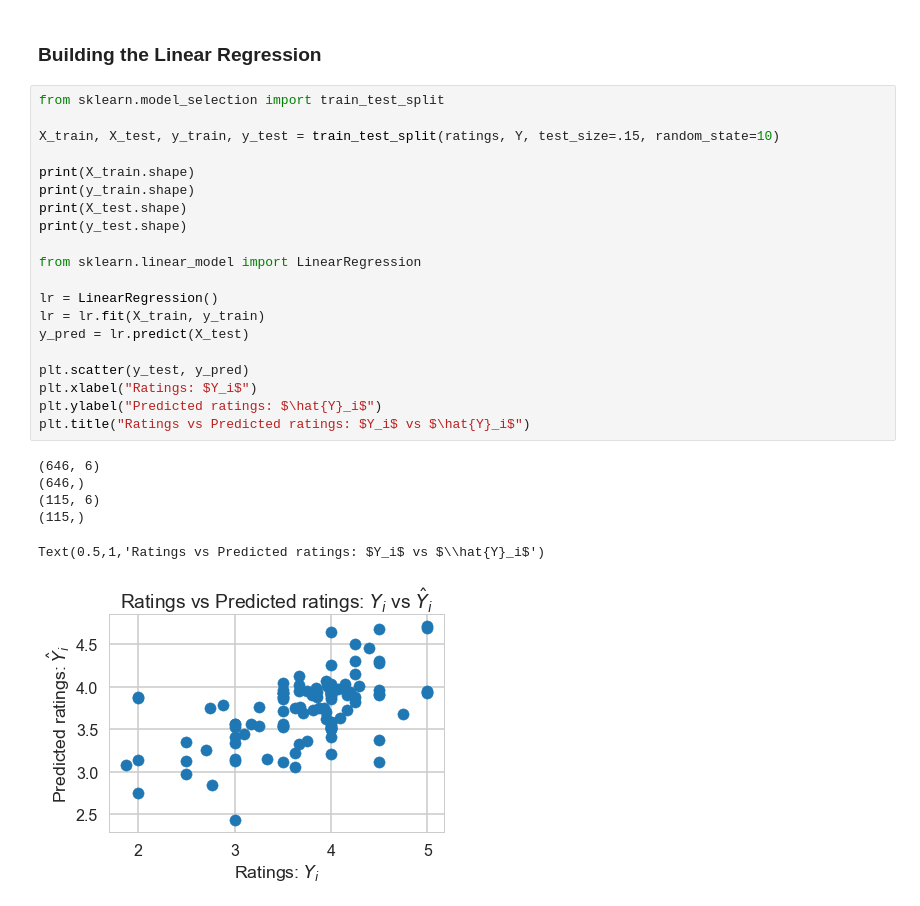
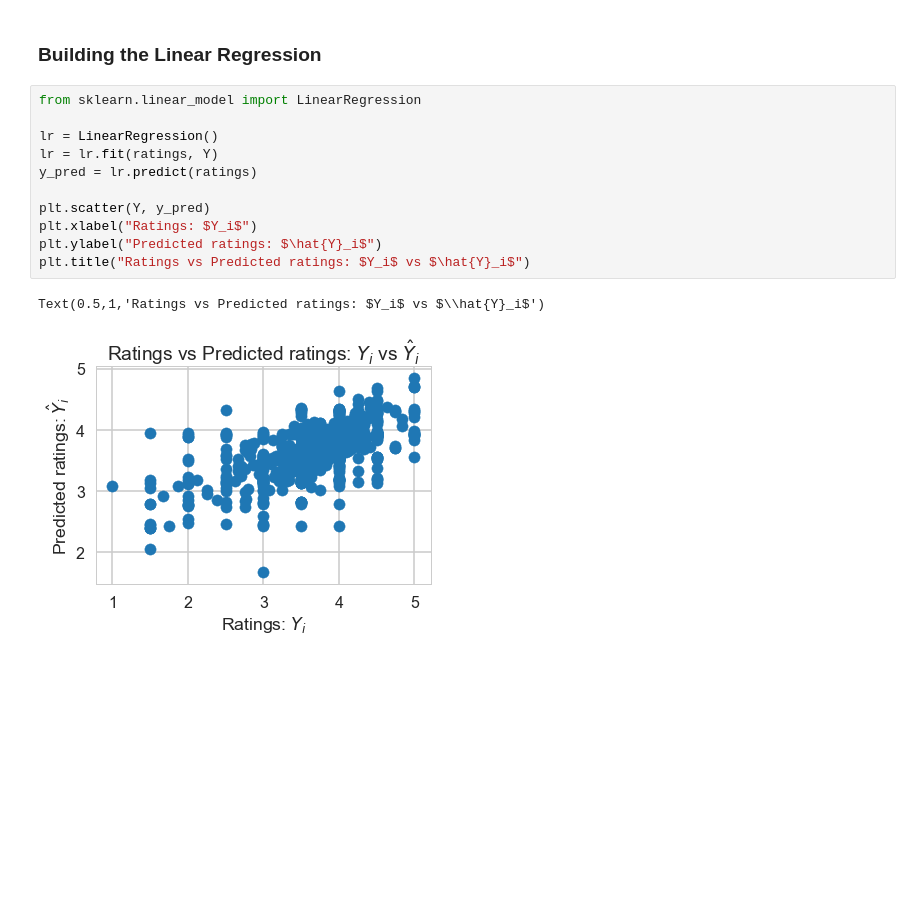
Before and after one commit to katiegrosch/beer-data-analysis, a Jupyter notebook: BeerRatingsAnalysis.ipynb, the cells around one changed output. Saved outputs shown, nothing was run; the diff lists cells and outputs as text; blank space fills up the shorter version.

```diff
--- a/BeerRatingsAnalysis.ipynb
+++ b/BeerRatingsAnalysis.ipynb
@@ -185,29 +188,16 @@ Skew: -0.994747
 # %% [markdown]
 ### Building the Linear Regression
 # %%
-from sklearn.model_selection import train_test_split
-
-X_train, X_test, y_train, y_test = train_test_split(ratings, Y, test_size=.15, random_state=10)
-
-print(X_train.shape)
-print(y_train.shape)
-print(X_test.shape)
-print(y_test.shape)
-
 from sklearn.linear_model import LinearRegression
 
 lr = LinearRegression()
-lr = lr.fit(X_train, y_train)
-y_pred = lr.predict(X_test)
+lr = lr.fit(ratings, Y)
+y_pred = lr.predict(ratings)
 
-plt.scatter(y_test, y_pred)
+plt.scatter(Y, y_pred)
 plt.xlabel("Ratings: $Y_i$")
 plt.ylabel("Predicted ratings: $\hat{Y}_i$")
 plt.title("Ratings vs Predicted ratings: $Y_i$ vs $\hat{Y}_i$")
 # %% [output]
-(646, 6)
-(646,)
-(115, 6)
-(115,)
+Text(0.5,1,'Ratings vs Predicted ratings: $Y_i$ vs $\\hat{Y}_i$')
-Text(0.5,1,'Ratings vs Predicted ratings: $Y_i$ vs $\\hat{Y}_i$')
-[figure, old version]
+[figure, new version]
```
Also changed, not shown: parts of 22 cells of this notebook.
